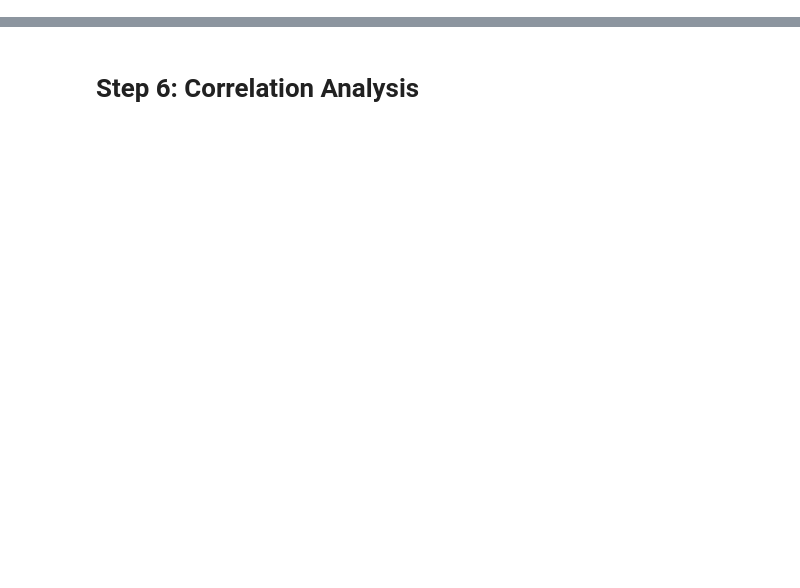
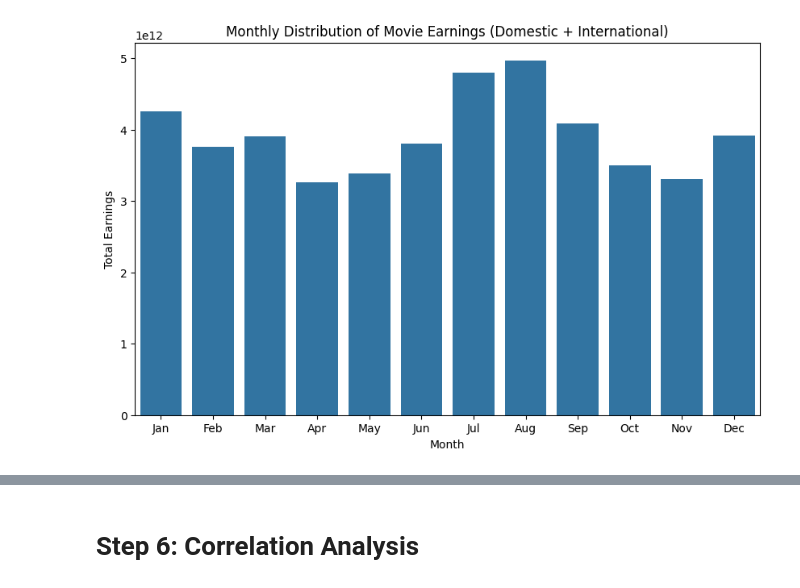
Before and after one commit to jh-ng/DBTT_G7T7_ResourceAllocation, a Jupyter notebook: eda.ipynb, the cells around one changed output, grey strips where cells are left out. Drawn from its saved outputs; the diff is of its cells as text; code cells hidden in the pictures; blank space fills up the shorter version.

```diff
--- a/eda.ipynb
+++ b/eda.ipynb
@@ -15,0 +14,4 @@ from datetime import datetime
+# %%
+# Load datasets
+attributes_df = pd.read_csv("data/Attributes_DataFrame.csv")
+daily_df = pd.read_csv("data/Daily_DataFrame.csv")
@@ -21,0 +144,14 @@ from datetime import datetime
+# %%
+# 3. Monthly distribution of how well movies did (Domestic + International Earnings)
+merged_df['Month'] = pd.to_datetime(merged_df['Date']).dt.month
+
+plt.figure(figsize=(10, 6))
+monthly_earnings = merged_df.groupby('Month')['Total_Earnings'].sum().reset_index()
+sns.barplot(x='Month', y='Total_Earnings', data=monthly_earnings)
+plt.title('Monthly Distribution of Movie Earnings (Domestic + International)')
+plt.xlabel('Month')
+plt.ylabel('Total Earnings')
+plt.xticks(ticks=range(12), labels=['Jan', 'Feb', 'Mar', 'Apr', 'May', 'Jun', 'Jul', 'Aug', 'Sep', 'Oct', 'Nov', 'Dec'])
+plt.show()
+# %% [output]
+[figure, added]
```
Also changed, not shown: parts of 18 cells of this notebook, 2 other files.
